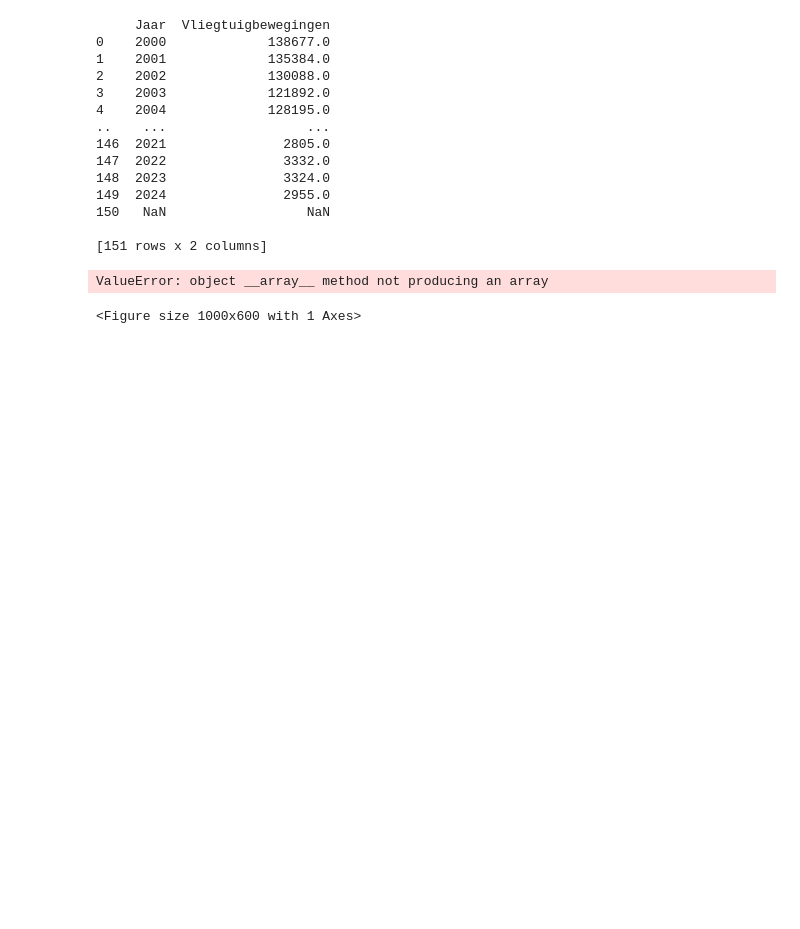
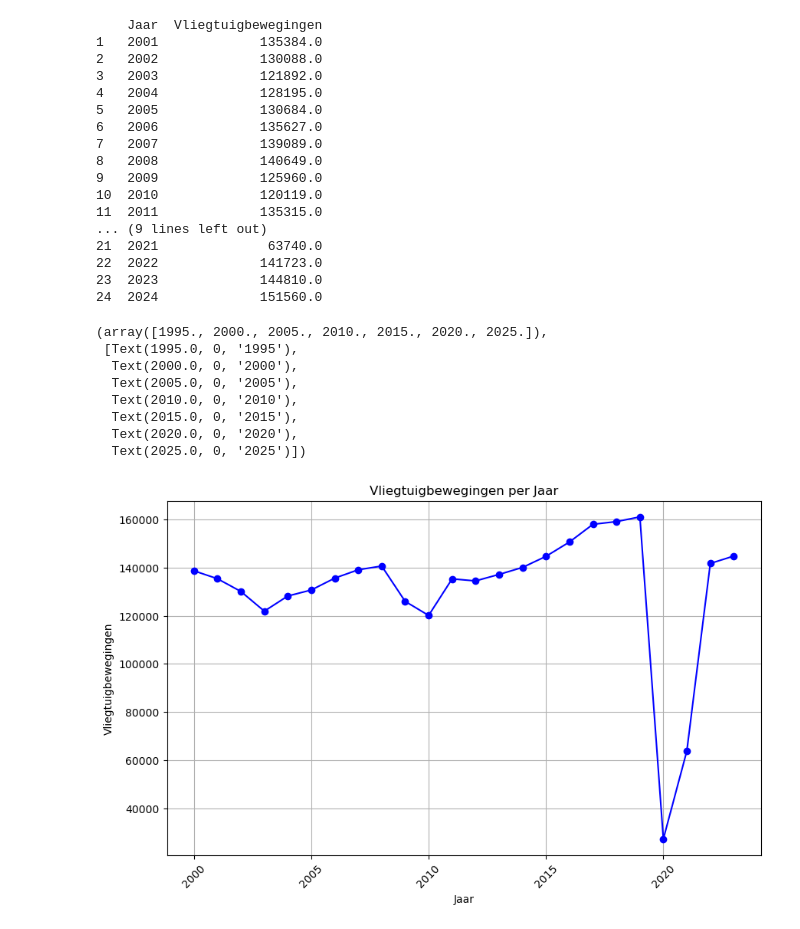
Before and after one commit to snijhout/TIL6010-LabAssignments, a Jupyter notebook: Flytax-Project-Group24/Model.ipynb, the cells around one changed output. Drawn from its saved outputs; the diff is of its cells as text; code cells hidden in the pictures; blank space fills up the shorter version.

```diff
--- a/Flytax-Project-Group24/Model.ipynb
+++ b/Flytax-Project-Group24/Model.ipynb
@@ -2,14 +2,17 @@
 import pandas as pd
 
 # Path to the CSV file
-file_path = r'/Users/nathaliebudel/Documents/GitHub/TIL6022-LabAssignments/Flytax-Project-Group24/Data/Luchtvaart__maandcijfers_Nederlandse_luchthavens_van_nationaal_belang_09102024_103124 2.csv'
+file_path = r'/Users/karlijn/Documents/GitHub/TIL6022-LabAssignments/Flytax-Project-Group24/Data/Luchtvaart__maandcijfers_Nederlandse_luchthavens_van_nationaal_belang_09102024_103124 2.csv'
 
 # Read the CSV file into a DataFrame using ; as the separator and skip the first few rows to get to the data
 df = pd.read_csv(file_path, sep=';', skiprows=4)
 
+# Select rows 6 to 30 (Python uses 0-based indexing, so rows 6 to 30 are df.iloc[5:30])
+df_subset = df.iloc[1:25]
+
 # Extract the values of the second and third columns by index
-second_column = df.iloc[:, 1]  # Using index 1 for the second column
-third_column = df.iloc[:, 2]   # Using index 2 for the third column
+second_column = df_subset.iloc[:, 1]  # Using index 1 for the second column
+third_column = df_subset.iloc[:, 2]   # Using index 2 for the third column
 
 # Extract just the year from the 'Perioden' column by splitting and selecting the first part
 second_column_years = second_column.str.split().str[0]
@@ -23,61 +26,70 @@ new_df = pd.DataFrame({
 # Display the new DataFrame with headers
 print(new_df)
 # %% [output]
-     Jaar  Vliegtuigbewegingen
-0    2000             138677.0
-1    2001             135384.0
-2    2002             130088.0
-3    2003             121892.0
-4    2004             128195.0
-..    ...                  ...
-146  2021               2805.0
-147  2022               3332.0
-148  2023               3324.0
-149  2024               2955.0
-150   NaN                  NaN
-
-[151 rows x 2 columns]
+    Jaar  Vliegtuigbewegingen
+1   2001             135384.0
+2   2002             130088.0
+3   2003             121892.0
+4   2004             128195.0
+5   2005             130684.0
+6   2006             135627.0
+7   2007             139089.0
+8   2008             140649.0
+9   2009             125960.0
+10  2010             120119.0
+11  2011             135315.0
+... (9 lines left out)
+21  2021              63740.0
+22  2022             141723.0
+23  2023             144810.0
+24  2024             151560.0
 # %%
 import pandas as pd
 import matplotlib.pyplot as plt
 
 # Path to the CSV file
-file_path = r'/Users/nathaliebudel/Documents/GitHub/TIL6022-LabAssignments/Flytax-Project-Group24/Data/Luchtvaart__maandcijfers_Nederlandse_luchthavens_van_nationaal_belang_09102024_103124 2.csv'
+file_path = r'/Users/karlijn/Documents/GitHub/TIL6022-LabAssignments/Flytax-Project-Group24/Data/Luchtvaart__maandcijfers_Nederlandse_luchthavens_van_nationaal_belang_09102024_103124 2.csv'
 
 # Read the CSV file into a DataFrame using ; as the separator and skip the first few rows to get to the data
 df = pd.read_csv(file_path, sep=';', skiprows=4)
 
+# Select the first 24 rows (using iloc)
+df_subset = df.iloc[:24]
+
 # Extract the values of the second and third columns by index
-second_column = df.iloc[:, 1]  # Using index 1 for the second column
-third_column = df.iloc[:, 2]   # Using index 2 for the third column
+second_column = df_subset.iloc[:, 1]  # Using index 1 for the second column
+third_column = df_subset.iloc[:, 2]   # Using index 2 for the third column
 
 # Extract just the year from the 'Perioden' column by splitting and selecting the first part
 second_column_years = second_column.str.split().str[0]
 
 # Create a new DataFrame with the cleaned year and the aircraft movements
 new_df = pd.DataFrame({
     'Jaar': second_column_years,      # Renaming the column to 'Jaar' (Year)
     'Vliegtuigbewegingen': third_column
 })
 
 # Convert 'Jaar' to numeric to ensure proper sorting for the plot
 new_df['Jaar'] = pd.to_numeric(new_df['Jaar'], errors='coerce')
 
 # Drop rows where 'Jaar' is NaN (in case of any bad data)
 new_df = new_df.dropna(subset=['Jaar'])
 
-# Plotting the graph
+# Plotting the graph for the first 24 rows
 plt.figure(figsize=(10,6))
 plt.plot(new_df['Jaar'], new_df['Vliegtuigbewegingen'], marker='o', linestyle='-', color='b')
 plt.title('Vliegtuigbewegingen per Jaar')
 plt.xlabel('Jaar')
 plt.ylabel('Vliegtuigbewegingen')
 plt.grid(True)
-plt.xticks(rotation=45)  # Rotate x-axis labels for better readability
-plt.tight_layout()
-
-# Show the plot
-plt.show()
+plt.xticks(rotation=45)
 # %% [output]
-ValueError: object __array__ method not producing an array
+(array([1995., 2000., 2005., 2010., 2015., 2020., 2025.]),
+ [Text(1995.0, 0, '1995'),
+  Text(2000.0, 0, '2000'),
+  Text(2005.0, 0, '2005'),
+  Text(2010.0, 0, '2010'),
+  Text(2015.0, 0, '2015'),
+  Text(2020.0, 0, '2020'),
+  Text(2025.0, 0, '2025')])
-<Figure size 1000x600 with 1 Axes>
+[figure, added]
```
Also changed, not shown: parts of 2 cells of this notebook.
